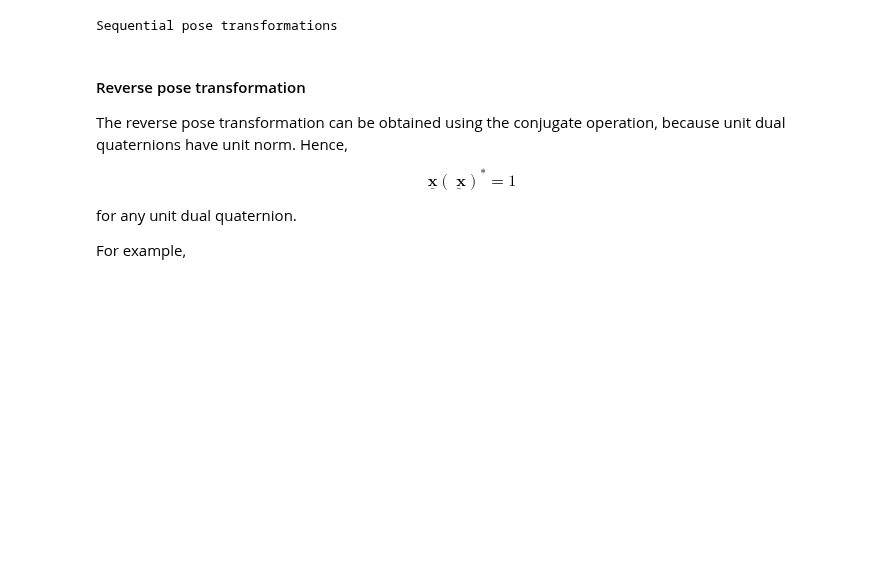
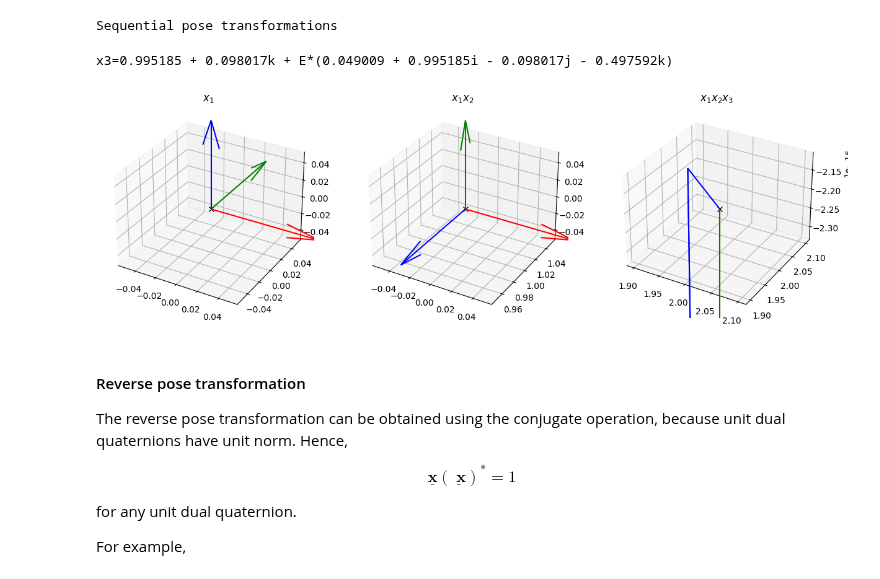
Before and after one commit to MarinhoLab/OpenExecutableBooksRobotics, a Jupyter notebook: dqrobotics/lesson3/lesson_dq3_dual_quaternion_basics_part1.ipynb, the cells around one changed output. Saved outputs shown, nothing was run; the diff lists cells and outputs as text; code cells hidden in the pictures; blank space fills up the shorter version.

```diff
--- a/dqrobotics/lesson3/lesson_dq3_dual_quaternion_basics_part1.ipynb
+++ b/dqrobotics/lesson3/lesson_dq3_dual_quaternion_basics_part1.ipynb
@@ -450,31 +463,34 @@ Sequential pose transformations
 # %%
 # Define the initial pose
 t1 = 0
 r1 = 1
 x1 = r1 + 0.5*E_*t1*r1
 
 # Define the second pose transformation
 t2 = j_
 r2 = cos(pi/4) + i_*sin(pi/4)
 x2 = r2 + 0.5*E_*t2*r2
 
 # Define the third pose transformation
 t3 = -k_ + 2*i_
 r3 = cos(pi/32) + k_*sin(pi/32)
 x3 = r3 + 0.5*E_*t3*r3
 
 # Plot using subplot
-#subplot(1,3,1);
-#plot(x1);
-#title('x1');
-
-#subplot(1,3,2);
-#plot(x1*x2);
-#title('x1*x2');
-
-#subplot(1,3,3);
-#plot(x1*x2*x3);
-#title('x1*x2*x3');
+plt.figure(figsize=(15,5))
+ax1 = plt.subplot(1,3,1, projection='3d')
+plot(x1)
+ax1.title.set_text('$x_1$')
+ax2 = plt.subplot(1,3,2, projection='3d')
+plot(x1 * x2)
+ax2.title.set_text('$x_1 x_2$')
+ax3 = plt.subplot(1,3,3, projection='3d')
+plot(x1 * x2 * x3)
+ax3.title.set_text('$x_1 x_2 x_3$')
+plt.show()
+# %% [output]
+x3=0.995185 + 0.098017k + E*(0.049009 + 0.995185i - 0.098017j - 0.497592k)
+[figure, added]
 # %% [markdown]
 <a name="H_0CCCC4CD"></a>
 #### Reverse pose transformation
```
Also changed, not shown: parts of 8 cells of this notebook.
